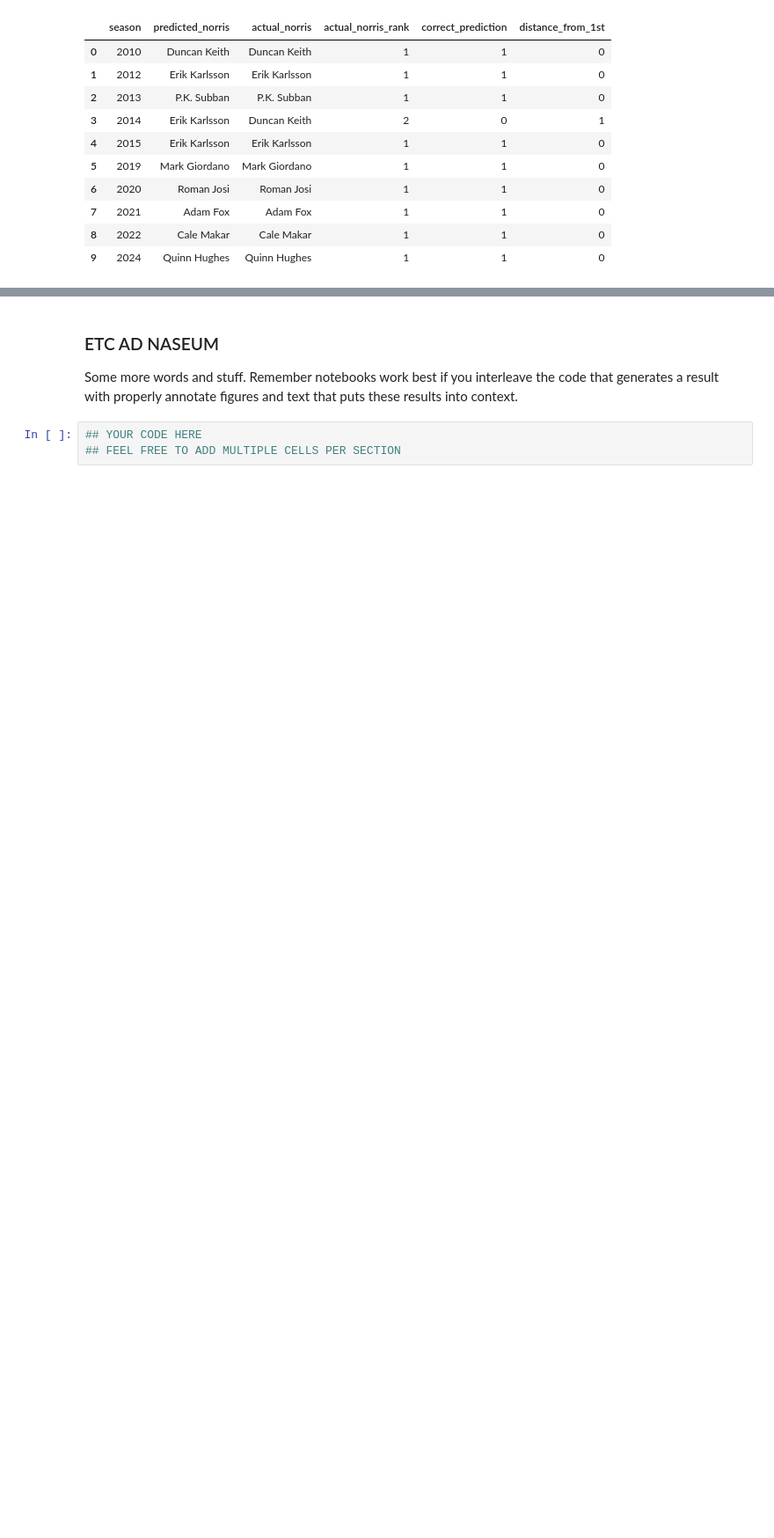
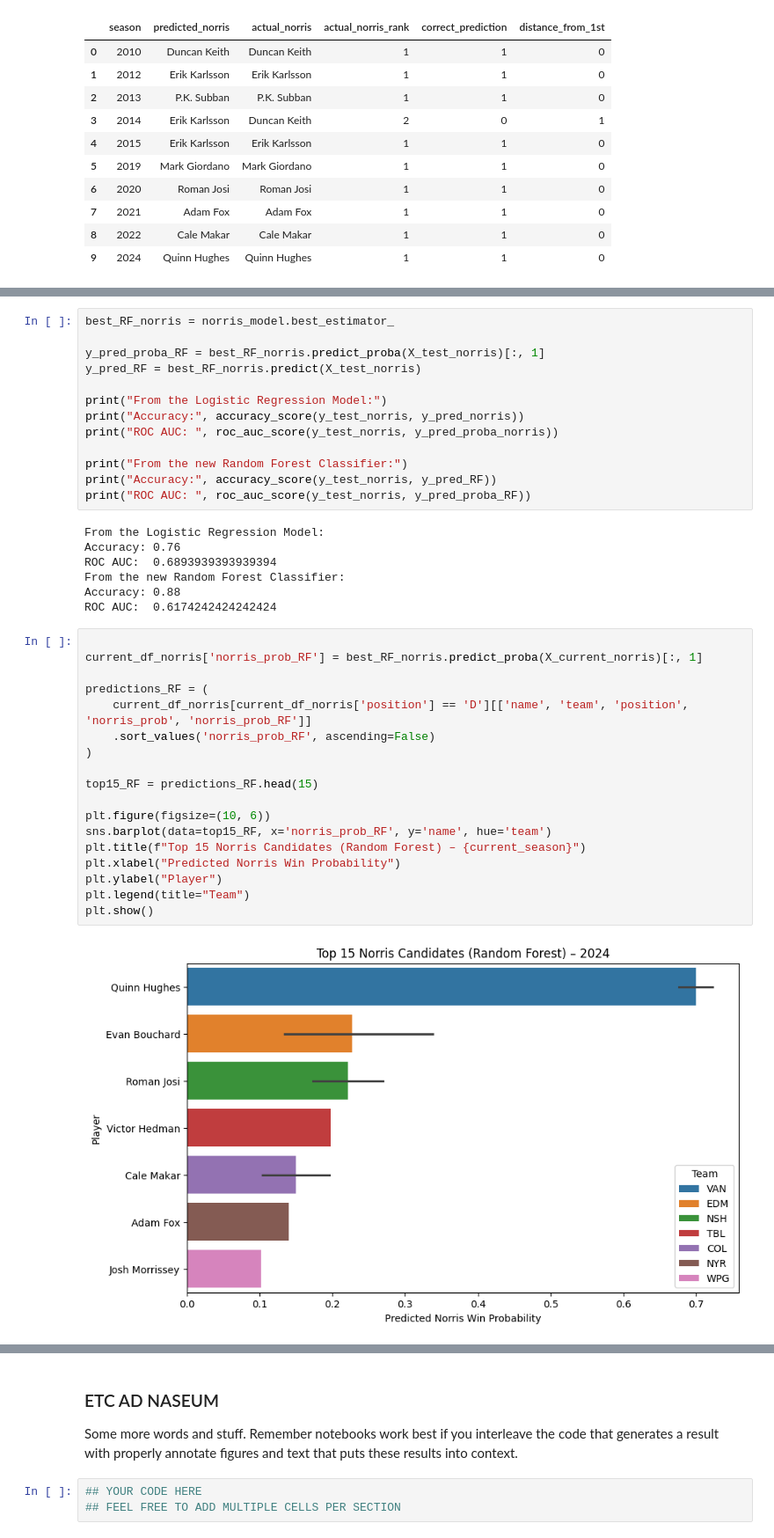
Before and after one commit to COGS108/Group118_WI26, a Jupyter notebook: 03-FinalProject.ipynb, the cells around one changed output, grey strips where cells are left out. Shown at 88% size. Cells and saved outputs as stored; diff of their text form; blank space fills up the shorter version.

Commit message:
Finished the random forest classifier

```diff
--- a/03-FinalProject.ipynb
+++ b/03-FinalProject.ipynb
@@ -980,0 +1007,40 @@ results_norris_df
+# %%
+best_RF_norris = norris_model.best_estimator_
+
+y_pred_proba_RF = best_RF_norris.predict_proba(X_test_norris)[:, 1]
+y_pred_RF = best_RF_norris.predict(X_test_norris)
+
+print("From the Logistic Regression Model:")
+print("Accuracy:", accuracy_score(y_test_norris, y_pred_norris))
+print("ROC AUC: ", roc_auc_score(y_test_norris, y_pred_proba_norris))
+
+print("From the new Random Forest Classifier:")
+print("Accuracy:", accuracy_score(y_test_norris, y_pred_RF))
+print("ROC AUC: ", roc_auc_score(y_test_norris, y_pred_proba_RF))
+# %% [output]
+From the Logistic Regression Model:
+Accuracy: 0.76
+ROC AUC:  0.6893939393939394
+From the new Random Forest Classifier:
+Accuracy: 0.88
+ROC AUC:  0.6174242424242424
+# %%
+
+current_df_norris['norris_prob_RF'] = best_RF_norris.predict_proba(X_current_norris)[:, 1]
+
+predictions_RF = (
+    current_df_norris[current_df_norris['position'] == 'D'][['name', 'team', 'position', 'norris_prob', 'norris_prob_RF']]
+    .sort_values('norris_prob_RF', ascending=False)
+)
+
+top15_RF = predictions_RF.head(15)
+
+plt.figure(figsize=(10, 6))
+sns.barplot(data=top15_RF, x='norris_prob_RF', y='name', hue='team')
+plt.title(f"Top 15 Norris Candidates (Random Forest) – {current_season}")
+plt.xlabel("Predicted Norris Win Probability")
+plt.ylabel("Player")
+plt.legend(title="Team")
+plt.show()
+# %% [output]
+[figure, added]
```
Also changed, not shown: parts of 2 cells of this notebook.
